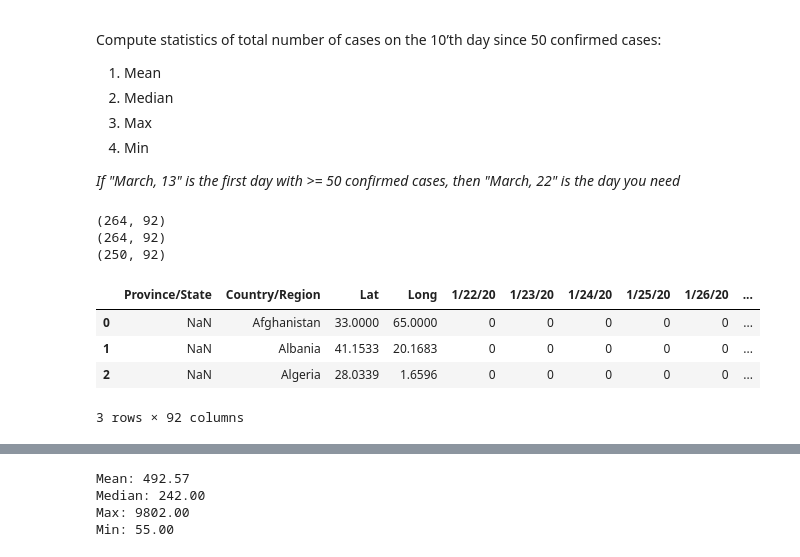
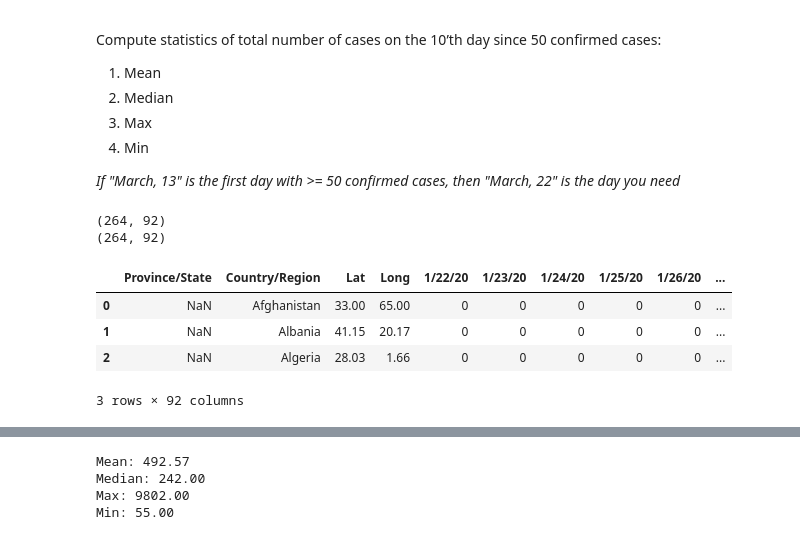
Before and after one commit to Mist3r-R/hse-sse-ds-business-2020, a Jupyter notebook: HA_1.ipynb, the cells around one changed output, grey strips where cells are left out. Cells and saved outputs as stored; diff of their text form; code cells hidden in the pictures.

```diff
--- a/HA_1.ipynb
+++ b/HA_1.ipynb
@@ -29,19 +29,16 @@ sns.set_style('darkgrid')
 # %%
 df_conf = pd.read_csv('data/time_series_covid19_confirmed_global.csv')
 df_deaths = pd.read_csv('data/time_series_covid19_deaths_global.csv')
-df_rec = pd.read_csv('data/time_series_covid19_recovered_global.csv')
 print(df_conf.shape)
 print(df_deaths.shape)
-print(df_rec.shape)
 df_conf.head(3)
 # %% [output]
 (264, 92)
 (264, 92)
-(250, 92)
 |  | Province/State | Country/Region | Lat | Long | 1/22/20 | 1/23/20 | 1/24/20 | 1/25/20 | 1/26/20 | ... |
-| 0 | NaN | Afghanistan | 33.0000 | 65.0000 | 0 | 0 | 0 | 0 | 0 | ... |
-| 1 | NaN | Albania | 41.1533 | 20.1683 | 0 | 0 | 0 | 0 | 0 | ... |
-| 2 | NaN | Algeria | 28.0339 | 1.6596 | 0 | 0 | 0 | 0 | 0 | ... |
+| 0 | NaN | Afghanistan | 33.00 | 65.00 | 0 | 0 | 0 | 0 | 0 | ... |
+| 1 | NaN | Albania | 41.15 | 20.17 | 0 | 0 | 0 | 0 | 0 | ... |
+| 2 | NaN | Algeria | 28.03 | 1.66 | 0 | 0 | 0 | 0 | 0 | ... |
 3 rows × 92 columns
 # %%
 df_deaths.head(3)
```
Also changed, not shown: parts of 10 cells of this notebook.
